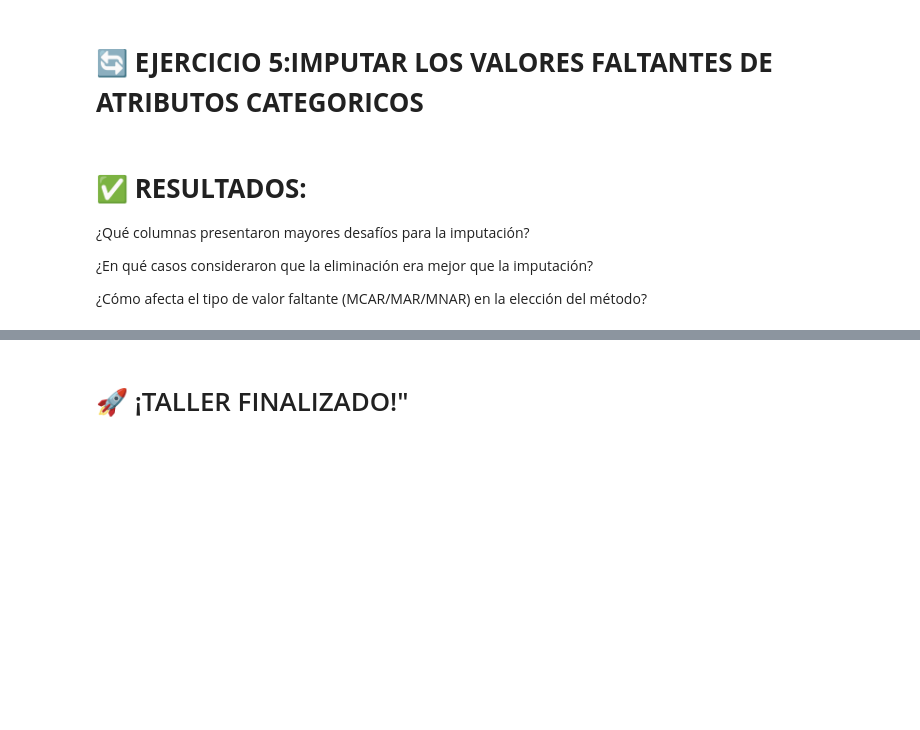
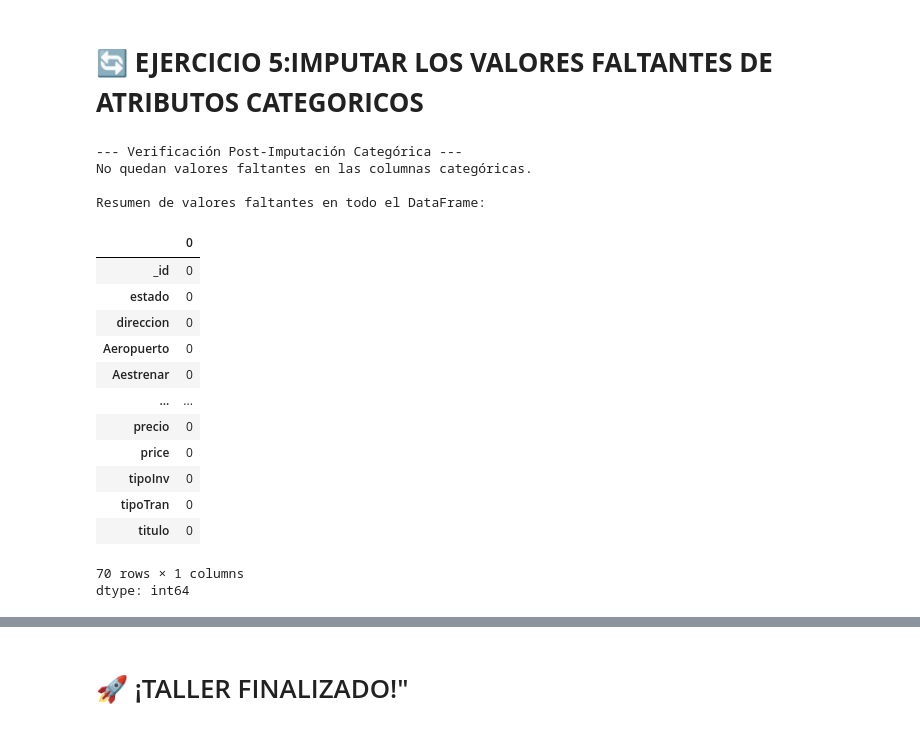
Before and after one commit to SandraNavarrete-docente/aprendizaje-automatico-252601, a Jupyter notebook: 02-PREPROCESAMIENTO/2_2_IdentificarMissingValuesOutliers.ipynb, the cells around one changed output, grey strips where cells are left out. Saved outputs shown, nothing was run; the diff lists cells and outputs as text; code cells hidden in the pictures; blank space fills up the shorter version.

```diff
--- a/02-PREPROCESAMIENTO/2_2_IdentificarMissingValuesOutliers.ipynb
+++ b/02-PREPROCESAMIENTO/2_2_IdentificarMissingValuesOutliers.ipynb
@@ -167,7 +344,52 @@ Preguntas para el Análisis:
-# %% [markdown]
-# ✅ **RESULTADOS:**
-¿Qué columnas presentaron mayores desafíos para la imputación?
-
-¿En qué casos consideraron que la eliminación era mejor que la imputación?
-
-¿Cómo afecta el tipo de valor faltante (MCAR/MAR/MNAR) en la elección del método?
+# %%
+# Aplique una tecnica adecuada para cada columna de valor faltante.
+
+
+# 2. Seleccionamos solo las columnas de tipo 'object' (categóricas)
+columnas_categoricas = df_limpio.select_dtypes(include=['object']).columns
+
+# 3. Iteramos sobre cada columna categórica
+for col in columnas_categoricas:
+    # Verificamos si la columna tiene valores faltantes
+    if df_limpio[col].isnull().sum() > 0:
+        # Calculamos la moda (el valor más frecuente)
+        moda = df_limpio[col].mode()[0]
+
+        # Imputamos los valores faltantes con la moda
+        df_limpio[col] = df_limpio[col].fillna(moda)
+
+        print(f"La Columna '{col}': Valores faltantes imputados con la moda ('{moda}').")
+
+# --- VERIFICACIÓN FINAL ---
+print("\n--- Verificación Post-Imputación Categórica ---")
+
+# Calculamos los valores faltantes restantes en las columnas categóricas
+faltantes_restantes = df_limpio[columnas_categoricas].isnull().sum().sum()
+
+if faltantes_restantes == 0:
+    print("No quedan valores faltantes en las columnas categóricas.")
+else:
+    print(f"Aún quedan {faltantes_restantes} valores faltantes en las columnas categóricas.")
+
+# Mostramos un resumen de los nulos en todo el DataFrame para ver el estado general
+print("\nResumen de valores faltantes en todo el DataFrame:")
+display(df_limpio.isnull().sum())
+# %% [output]
+--- Verificación Post-Imputación Categórica ---
+No quedan valores faltantes en las columnas categóricas.
+
+Resumen de valores faltantes en todo el DataFrame:
+|  | 0 |
+| _id | 0 |
+| estado | 0 |
+| direccion | 0 |
+| Aeropuerto | 0 |
+| Aestrenar | 0 |
+| ... | ... |
+| precio | 0 |
+| price | 0 |
+| tipoInv | 0 |
+| tipoTran | 0 |
+| titulo | 0 |
+70 rows × 1 columns
+dtype: int64
```
Also changed, not shown: parts of 15 cells of this notebook.
